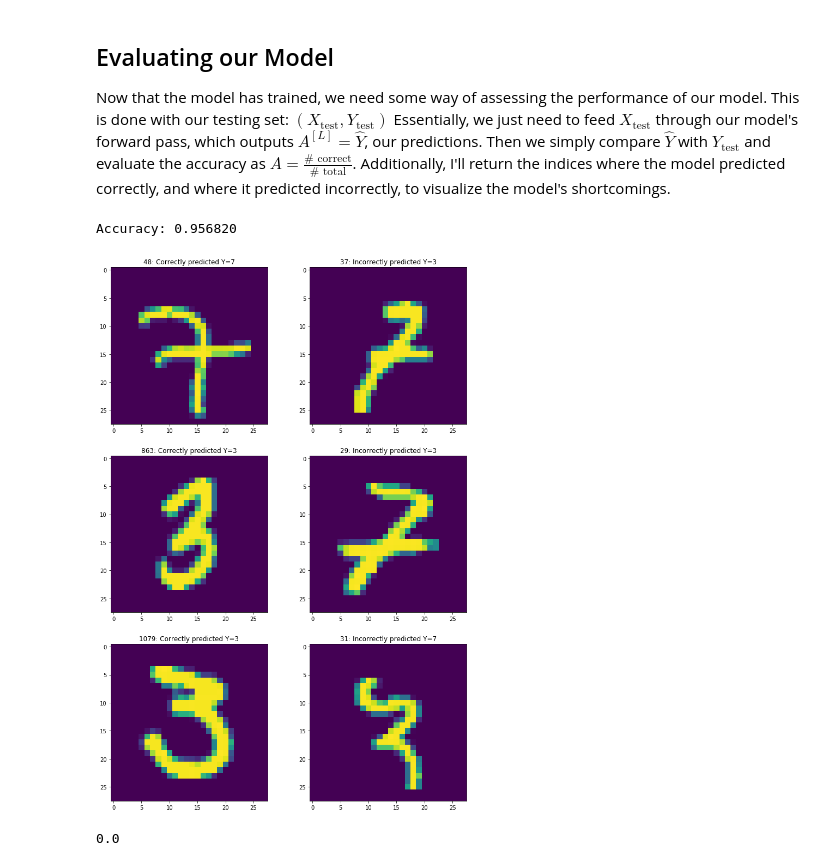
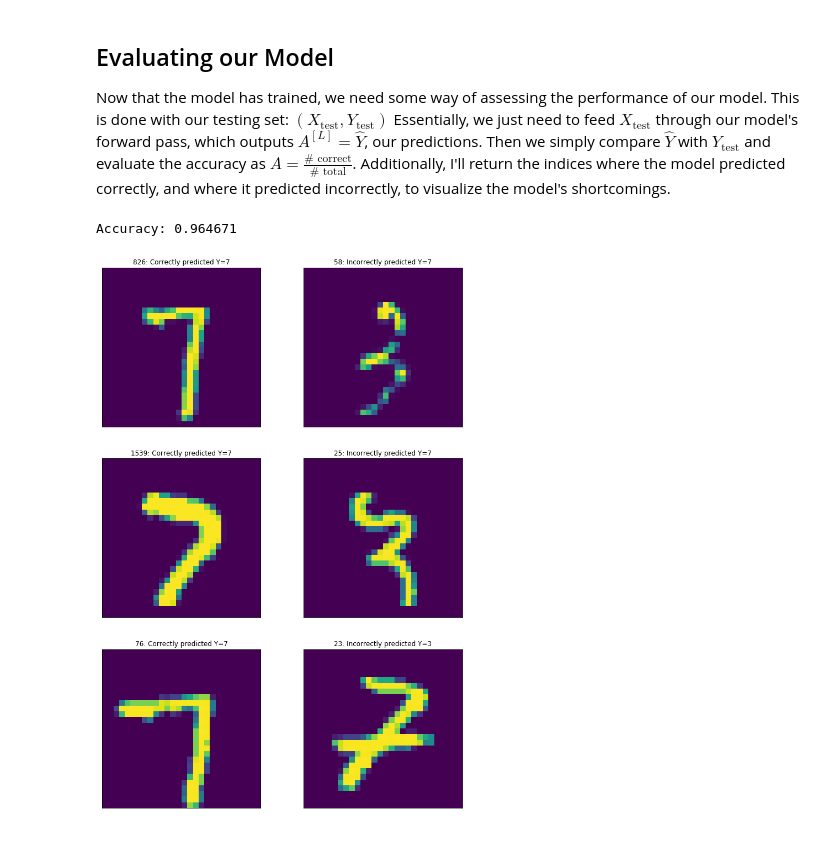
Before and after one commit to Fquico1999/numpy_neural_nets, a Jupyter notebook: numpy_neural_nets.ipynb, the cells around one changed output. Drawn from its saved outputs; the diff is of its cells as text; code cells hidden in the pictures.

```diff
--- a/numpy_neural_nets.ipynb
+++ b/numpy_neural_nets.ipynb
@@ -683,7 +681,7 @@ def train(X, Y, model_shape, layer_activations, optimizer, initialization_method
     beta2 -- decay of past squared gradients for adam
     epsilon -- hyperparameter preventing division by zero in Adam and RMSProp updates
     num_epochs -- number of epochs
-    print_cost -- True to print the cost every 100 epochs
+    print_cost -- True to print the cost every 5 epochs
 
     Returns:
     parameters -- trained parameters
@@ -722,7 +720,7 @@ def train(X, Y, model_shape, layer_activations, optimizer, initialization_method
         # Define the random minibatches. We increment the seed to reshuffle differently the dataset after each epoch
         seed = seed + 1
         minibatches = mini_batches(X, Y, mini_batch_size, seed)
-        #print(np.asarray(minibatches).shape)
+
         #Get cost over all batchs
         total_cost = 0
 
@@ -922,44 +920,35 @@ def evaluate(X_test, Y_test, layer_activations, parameters, threshold=0.5):
 # %%
 #Evaluate
 correct, incorrect = evaluate(X_test_norm, Y_test.T, layer_activations, parameters)
 
 #Get correect predictions
 X_correct = X_test[correct]
 Y_correct = Y_test[correct]
 
 #Get incorrect predictions
 X_incorrect = X_test[incorrect]
 Y_incorrect = Y_test[incorrect]
 
 fig,ax = plt.subplots(3,2)
 fig.set_size_inches(12,18)
 fig.set_facecolor('w')
 
 i_correct = np.random.randint(len(X_correct), size=3)
 i_incorrect = np.random.randint(len(X_incorrect), size=3)
 
-ax[0,0].imshow(X_correct[i_correct[0]])
-ax[0,0].set_title("%i: Correctly predicted Y=%i"%(i_correct[0],class_a*Y_correct[i_correct[0]][0] + (1-Y_correct[i_correct[0]][0])*class_b))
+for i in range(3):
+    ax[i,0].imshow(X_correct[i_correct[i]])
+    ax[i,0].set_title("%i: Correctly predicted Y=%i"%(i_correct[i],class_a*Y_correct[i_correct[i]][0] + (1-Y_correct[i_correct[i]][0])*class_b))
 
-ax[0,1].imshow(X_incorrect[i_incorrect[0]])
-ax[0,1].set_title("%i: Incorrectly predicted Y=%i"%(i_incorrect[0],class_b*Y_incorrect[i_incorrect[0]][0] + (1-Y_incorrect[i_incorrect[0]][0])*class_a))
+    ax[i,1].imshow(X_incorrect[i_incorrect[i]])
+    ax[i,1].set_title("%i: Incorrectly predicted Y=%i"%(i_incorrect[i],class_b*Y_incorrect[i_incorrect[i]][0] + (1-Y_incorrect[i_incorrect[i]][0])*class_a))
 
-ax[1,0].imshow(X_correct[i_correct[1]])
-ax[1,0].set_title("%i: Correctly predicted Y=%i"%(i_correct[1],class_a*Y_correct[i_correct[1]][0] + (1-Y_correct[i_correct[1]][0])*class_b))
+    ax[i,0].xaxis.set_visible(False)
+    ax[i,0].yaxis.set_visible(False)
+    ax[i,1].xaxis.set_visible(False)
+    ax[i,1].yaxis.set_visible(False)
 
-ax[1,1].imshow(X_incorrect[i_incorrect[1]])
-ax[1,1].set_title("%i: Incorrectly predicted Y=%i"%(i_incorrect[1],class_b*Y_incorrect[i_incorrect[1]][0] + (1-Y_incorrect[i_incorrect[1]][0])*class_a))
-
-ax[2,0].imshow(X_correct[i_correct[2]])
-ax[2,0].set_title("%i: Correctly predicted Y=%i"%(i_correct[2],class_a*Y_correct[i_correct[2]][0] + (1-Y_correct[i_correct[2]][0])*class_b))
-
-ax[2,1].imshow(X_incorrect[i_incorrect[2]])
-ax[2,1].set_title("%i: Incorrectly predicted Y=%i"%(i_incorrect[2],class_b*Y_incorrect[i_incorrect[2]][0] + (1-Y_incorrect[i_incorrect[2]][0])*class_a))
 plt.show()
 # %% [output]
-Accuracy: 0.956820
+Accuracy: 0.964671
-[figure, old version]
+[figure, new version]
-# %%
-Y_correct
-# %% [output]
-0.0
```
Also changed, not shown: parts of 7 cells of this notebook.
